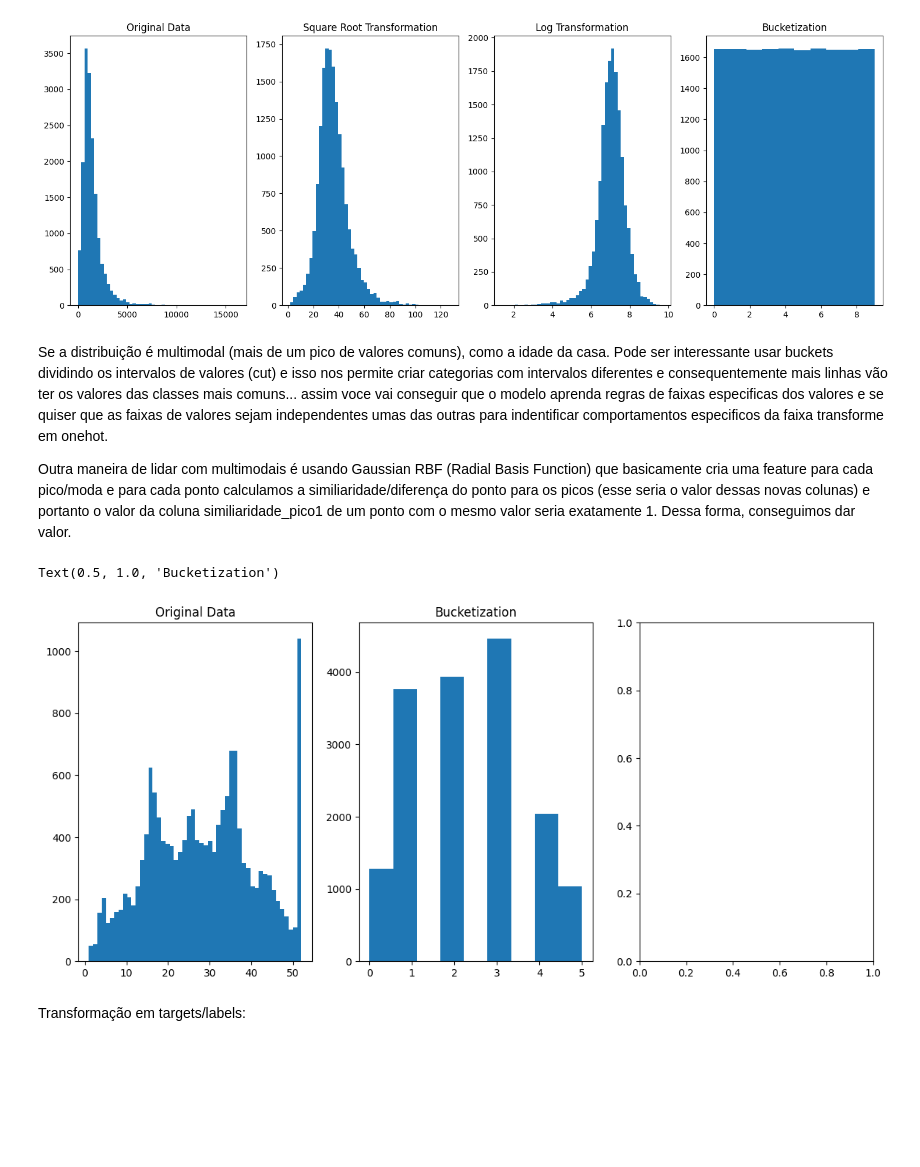
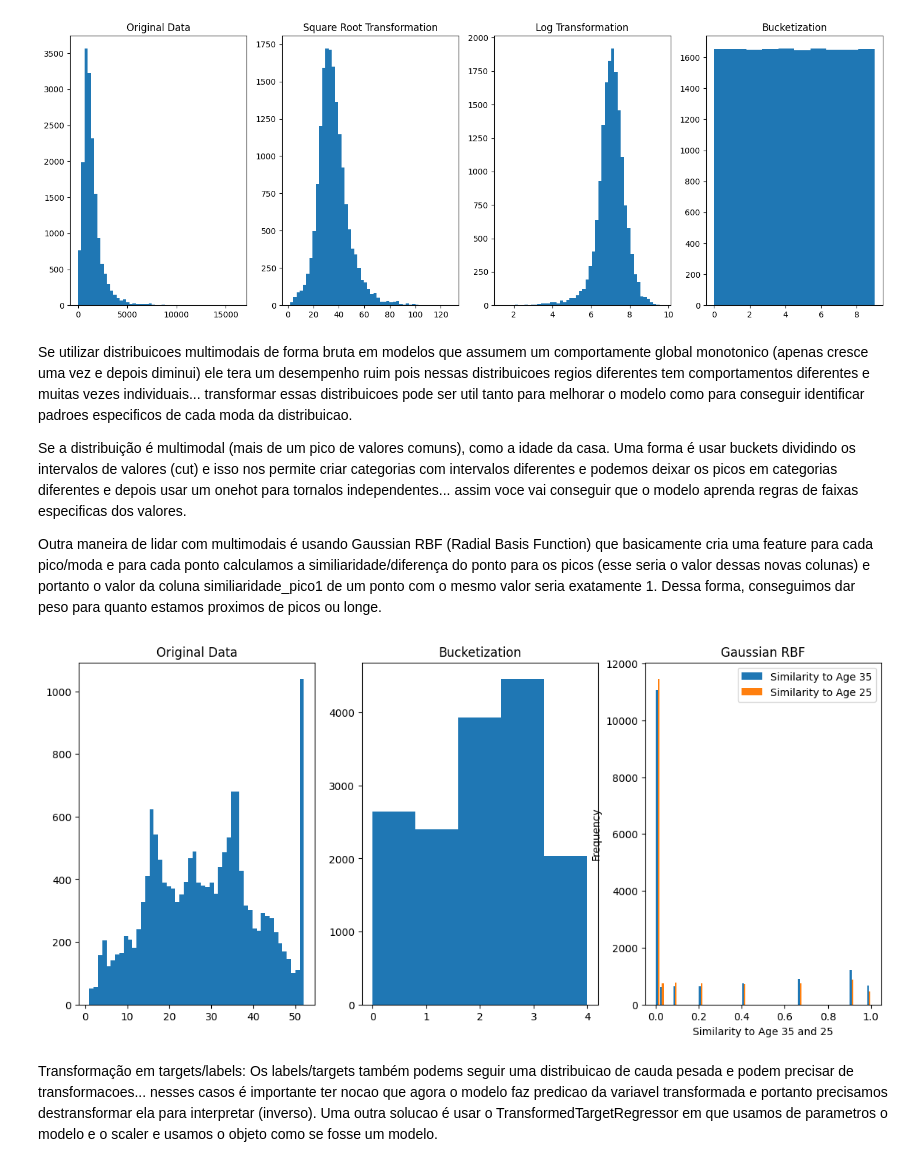
Before and after one commit to DuarteDvv/study, a Jupyter notebook: machine_learning/chapter2.ipynb, the cells around one changed output. Drawn from its saved outputs; the diff is of its cells as text; code cells hidden in the pictures; blank space fills up the shorter version.

```diff
--- a/machine_learning/chapter2.ipynb
+++ b/machine_learning/chapter2.ipynb
@@ -461,24 +461,35 @@ plt.show()
 # %% [output]
 [figure]
 # %% [markdown]
-Se a distribuição é multimodal (mais de um pico de valores comuns), como a idade da casa. Pode ser interessante usar buckets dividindo os intervalos de valores (cut) e isso nos permite criar categorias com intervalos diferentes e consequentemente mais linhas vão ter os valores das classes mais comuns...  assim voce vai conseguir que o modelo aprenda regras de faixas especificas dos valores e se quiser que as faixas de valores sejam independentes umas das outras para indentificar comportamentos especificos da faixa transforme em onehot.
+Se utilizar distribuicoes multimodais de forma bruta em modelos que assumem um comportamente global monotonico (apenas cresce uma vez e depois diminui) ele tera um desempenho ruim pois nessas distribuicoes regios diferentes tem comportamentos diferentes e muitas vezes individuais... transformar essas distribuicoes pode ser util tanto para melhorar o modelo como para conseguir identificar padroes especificos de cada moda da distribuicao.
 
-Outra maneira de lidar com multimodais é usando Gaussian RBF (Radial Basis Function) que basicamente cria uma feature para cada pico/moda e para cada ponto calculamos a similiaridade/diferença do ponto para os picos (esse seria o valor dessas novas colunas) e portanto o valor da coluna similiaridade_pico1 de um ponto com o mesmo valor seria exatamente 1. Dessa forma, conseguimos dar valor.
+Se a distribuição é multimodal (mais de um pico de valores comuns), como a idade da casa. Uma forma é usar buckets dividindo os intervalos de valores (cut) e isso nos permite criar categorias com intervalos diferentes e podemos deixar os picos em categorias diferentes e depois usar um onehot para tornalos independentes...  assim voce vai conseguir que o modelo aprenda regras de faixas especificas dos valores.
+
+Outra maneira de lidar com multimodais é usando Gaussian RBF (Radial Basis Function) que basicamente cria uma feature para cada pico/moda e para cada ponto calculamos a similiaridade/diferença do ponto para os picos (esse seria o valor dessas novas colunas) e portanto o valor da coluna similiaridade_pico1 de um ponto com o mesmo valor seria exatamente 1. Dessa forma, conseguimos dar peso para quanto estamos proximos de picos ou longe.
 # %%
+from sklearn.metrics.pairwise import rbf_kernel
 subplots = plt.subplots(1,3,figsize=(14, 6)) # lidando com distribuções multimodais
 
 # original data
 subplots[1][0].hist(housing_tr['housing_median_age'], bins=50)
 subplots[1][0].set_title('Original Data')
 
 # bucket
-housing_tr_bucketized = pd.cut(housing_tr['housing_median_age'], bins=[0, 10, 20, 30, 40, 50, 60, 70, 80], labels=[0, 1, 2, 3, 4, 5, 6, 7])
-subplots[1][1].hist(housing_tr_bucketized, bins=9)
+housing_tr_bucketized = pd.cut(housing_tr['housing_median_age'], bins=[0, 15, 20, 30, 40, 50], labels=False)
+subplots[1][1].hist(housing_tr_bucketized, bins=5)
 subplots[1][1].set_title('Bucketization')
 
-# Gaussian RBF
+# distribuicao das features do Gaussian RBF comparada com a original
+age_simil_35 = rbf_kernel(housing[["housing_median_age"]], [[35], [25]],
+gamma=0.1)
+subplots[1][2].hist(age_simil_35, bins=50)
+subplots[1][2].set_title('Gaussian RBF')
+subplots[1][2].set_xlabel('Similarity to Age 35 and 25')
+subplots[1][2].set_ylabel('Frequency')
+subplots[1][2].legend(['Similarity to Age 35', 'Similarity to Age 25'])
+
+plt.show()
 # %% [output]
-Text(0.5, 1.0, 'Bucketization')
-[figure, old version]
+[figure, new version]
 # %% [markdown]
-Transformação em targets/labels:
+Transformação em targets/labels: Os labels/targets também podems seguir uma distribuicao de cauda pesada e podem precisar de transformacoes... nesses casos é importante ter nocao que agora o modelo faz predicao da variavel transformada e portanto precisamos destransformar ela para interpretar (inverso). Uma outra solucao é usar o TransformedTargetRegressor em que usamos de parametros o modelo e o scaler e usamos o objeto como se fosse um modelo.
```
Also changed, not shown: parts of 4 cells of this notebook, 1 other file.
